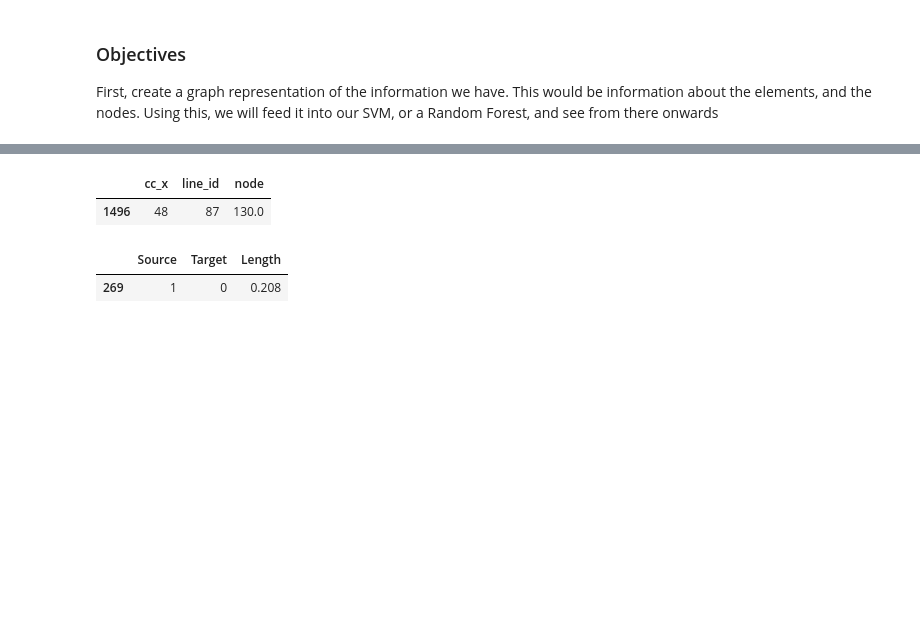
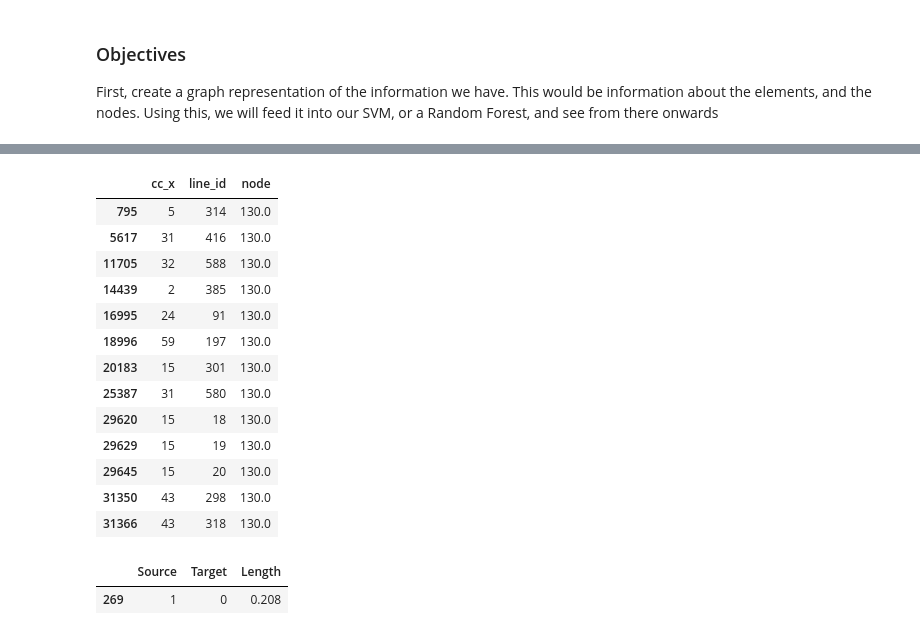
Before and after one commit to NotRithik/Mitochondrial-Function-Prediction, a Jupyter notebook: MLV0.ipynb, the cells around one changed output, grey strips where cells are left out. Drawn from its saved outputs; the diff is of its cells as text; code cells hidden in the pictures; blank space fills up the shorter version.

```diff
--- a/MLV0.ipynb
+++ b/MLV0.ipynb
@@ -33,3 +29,8 @@ graph2, Vol = Mitograph_Graph(df_dir)
+# %%
+
+
+df_dir_2 = open_file_dialog()[0]
+df = pd.read_csv(df_dir_2)
 # %%
 FileName = df_dir
 G = pd.read_table(FileName + '.gnet', skiprows=1, sep='\t', names=['Source', 'Target', 'Length'])
@@ -52,8 +65,20 @@ df[df['node'] == 130][['cc_x', 'line_id', 'node']]
 # %%
-df[df['node'] == 130][['cc_x', 'line_id', 'node']]+
+df[df['node'] == 130][['cc_x', 'line_id', 'node']]
 # %% [output]
 |  | cc_x | line_id | node |
-| 1496 | 48 | 87 | 130.0 |
+| 795 | 5 | 314 | 130.0 |
+| 5617 | 31 | 416 | 130.0 |
+| 11705 | 32 | 588 | 130.0 |
+| 14439 | 2 | 385 | 130.0 |
+| 16995 | 24 | 91 | 130.0 |
+| 18996 | 59 | 197 | 130.0 |
+| 20183 | 15 | 301 | 130.0 |
+| 25387 | 31 | 580 | 130.0 |
+| 29620 | 15 | 18 | 130.0 |
+| 29629 | 15 | 19 | 130.0 |
+| 29645 | 15 | 20 | 130.0 |
+| 31350 | 43 | 298 | 130.0 |
+| 31366 | 43 | 318 | 130.0 |
 # %%
 G[G['Target'] == 0]
 # %% [output]
```
Also changed, not shown: parts of 20 cells of this notebook.
